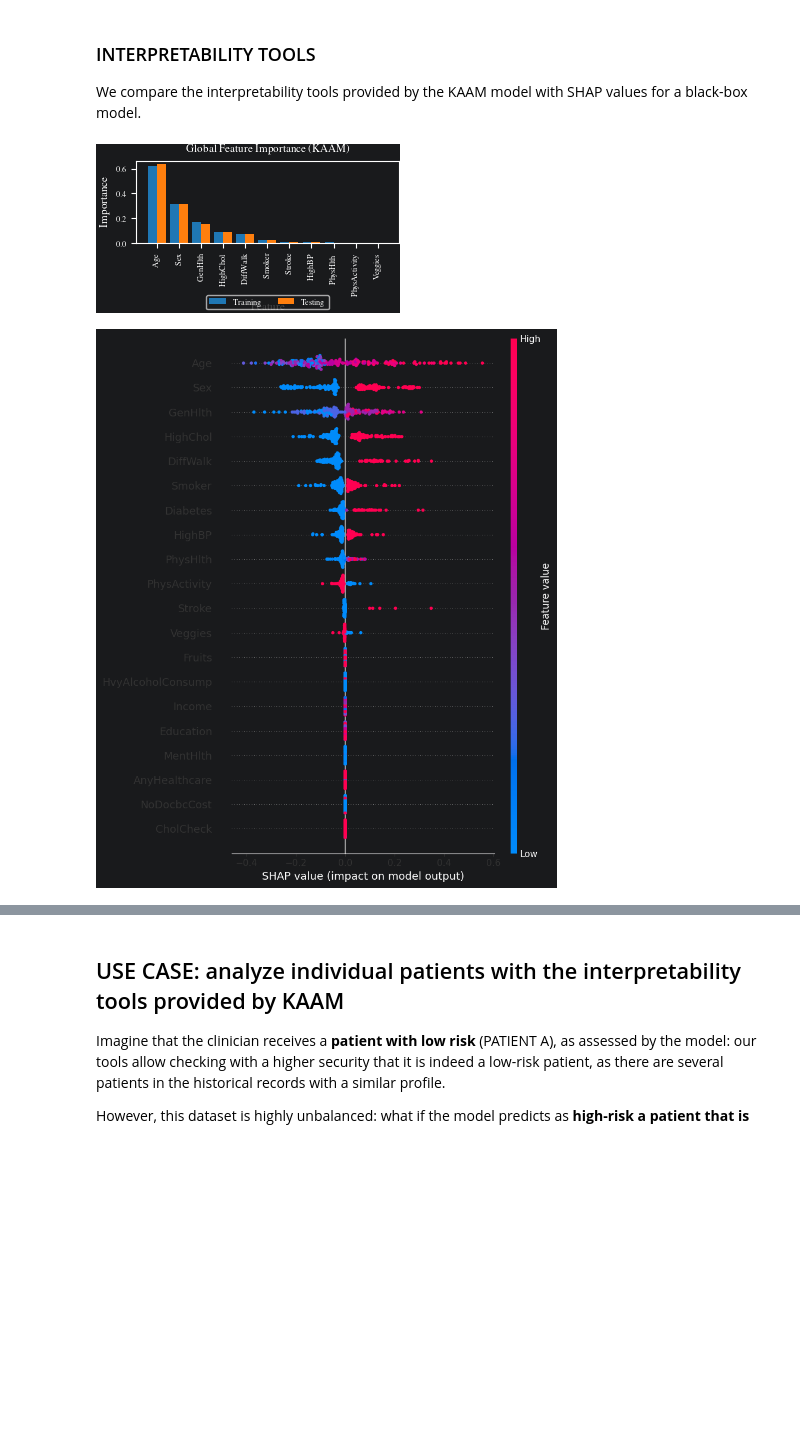
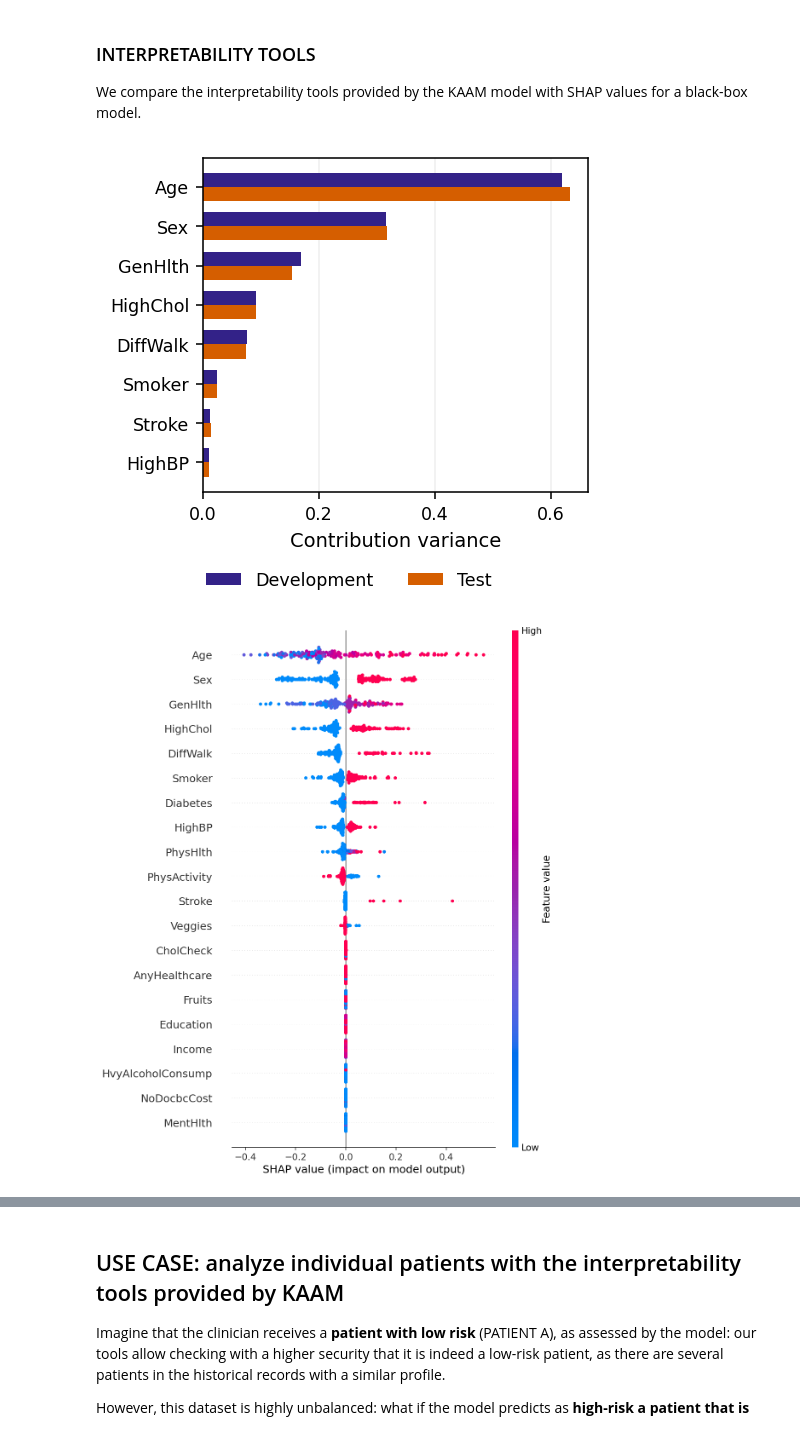
Before and after one commit to Patricia-A-Apellaniz/classification_with_kans, a Jupyter notebook: src/use_case.ipynb, the cells around one changed output, grey strips where cells are left out. Drawn from its saved outputs; the diff is of its cells as text; code cells hidden in the pictures; blank space fills up the shorter version.

```diff
--- a/src/use_case.ipynb
+++ b/src/use_case.ipynb
@@ -256,9 +264,18 @@ Recall     0.811 (0.625,0.958)
 n_digit = 2  # Number of digits to round the formula to
 model.model(model.dataset['train_input'])  # The forward pass is required to adequately obtain the formula
 model.model.auto_symbolic()
-formula = model.model.symbolic_formula()[0]
-formula = [ex_round(f, n_digit) for f in formula]
-logit_formula = formula[1] - formula[0]
+formula_unrounded = model.model.symbolic_formula()[0]
+
+# SymPy Float.__round__ may lower arithmetic precision. Keep decimal rounding
+# separate from numerical precision so the written coefficients are evaluated.
+def round_decimal_coefficients(expression, digits):
+    return expression.xreplace({
+        value: sympy.Float(f'{float(value):.{digits}f}', 15)
+        for value in expression.atoms(sympy.Float)
+    })
+
+formula = [round_decimal_coefficients(f, n_digit) for f in formula_unrounded]
+logit_formula = round_decimal_coefficients(formula[1] - formula[0], n_digit)
 
 # In the delta_formula, replace x_i by its name
 for i, col in enumerate(x_train.columns):
@@ -280,4 +297,6 @@ show_performance_results(y_test,
                          'Test results using KAAM with formula',
                          'Probability of Heart A/D using KAAM (formula)',
                          results_folder)
+paper_predictions['symbolic'] = {'y_pred':y_pred.copy(),
+                                  'y_proba':np.column_stack((1-y_pred_proba,y_pred_proba))}
 # %% [output]
@@ -369,42 +381,47 @@ We compare the interpretability tools provided by the KAAM model with SHAP value
 # %%
 ### INTERPRETABILITY ###
 # Global interpretability: use the KAN model to obtain the global importance of each feature by using the var of the delta matrix
 global_importance_train = np.var(delta_train, axis=0)
 global_importance_test = np.var(delta_test, axis=0)
 
 # Sort variables by importance
 variable_names = x_train.columns.tolist() + ['Constant']
 sorted_idx_train = np.argsort(global_importance_train)[::-1]
 
 # Keep only variables with non-zero importance
 num_of_zero_var = (global_importance_train < 1e-6).sum()
-sorted_idx_train = sorted_idx_train[:-num_of_zero_var]
+sorted_idx_train = sorted_idx_train[global_importance_train[sorted_idx_train] >= 1e-6]
 
-# Plot the global importance
-x = np.arange(len(sorted_idx_train))
-width = 0.4
-with plt.rc_context({**bundles.icml2024(column='half', nrows=1, ncols=1, usetex=True)}):
-    plt.bar(x - width / 2, global_importance_train[sorted_idx_train], label='Training', width=width, color='tab:blue')
-    plt.bar(x + width / 2, global_importance_test[sorted_idx_train], label='Testing', width=width, color='tab:orange')
-    plt.title('Global Feature Importance (KAAM)')
-    plt.xticks(range(len(sorted_idx_train)), np.array(variable_names)[sorted_idx_train], rotation=90)
-    plt.xlabel('Feature')
-    plt.ylabel('Importance')
-    plt.tight_layout(rect=[0, 0.05, 1, 1])
-    plt.legend(loc='lower center', bbox_to_anchor=(0.5, -0.85), ncol=2)  # Note: this can be uncommented, but may clutter the plot
-    plt.rcParams.update(bundles.icml2024(usetex=False))
-    plt.savefig(results_folder + 'global_feat_imp_kaam.pdf', dpi=300)
+# Plot the same contribution variances with horizontal axes.
+with plt.rc_context(PAPER_STYLE):
+    fig, ax = plt.subplots(figsize=(3.5, 3.2), layout='constrained')
+    shown = sorted_idx_train[:8]
+    positions = np.arange(len(shown))
+    ax.barh(positions-.18, global_importance_train[shown], height=.36,
+            color=PAPER_PALETTE['development'], label='Development')
+    ax.barh(positions+.18, global_importance_test[shown], height=.36,
+            color=PAPER_PALETTE['test'], label='Test')
+    ax.set_yticks(positions, np.array(variable_names)[shown])
+    ax.invert_yaxis()
+    ax.set_xlabel('Contribution variance')
+    from matplotlib.ticker import MaxNLocator
+    ax.xaxis.set_major_locator(MaxNLocator(4))
+    ax.grid(axis='x', alpha=.2); ax.set_axisbelow(True)
+    fig.legend(*ax.get_legend_handles_labels(), loc='outside lower center',
+               ncol=2, frameon=False, fontsize=9)
+    fig.savefig(PAPER_OUTPUT / f'heart_importance_kaam_{PAPER_VERSION}.pdf',
+                bbox_inches='tight', facecolor='white')
     plt.show()
     plt.close()
 
-## Compare with SHAP values for a black-box model
-# Train the SHAP explainer
+## SHAP values for the current unrounded symbolic class predictor
+# Compute SHAP without refitting the predictor
 explainer = shap.Explainer(model.predict, x_train)
 shap_values = explainer(x_test)
 
 # Plot the SHAP values and save the plots
 shap.summary_plot(shap_values, x_test)
 shap.plots.bar(shap_values)
 # %% [output]
-[figure, old version]
+[figure, new version]
-[figure, old version]
+[figure, new version]
```
Also changed, not shown: parts of 13 cells of this notebook, 4 other files.
